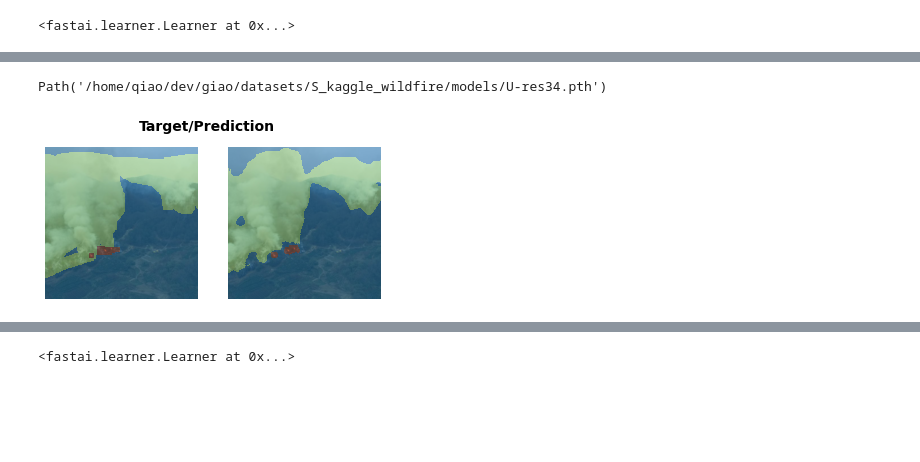
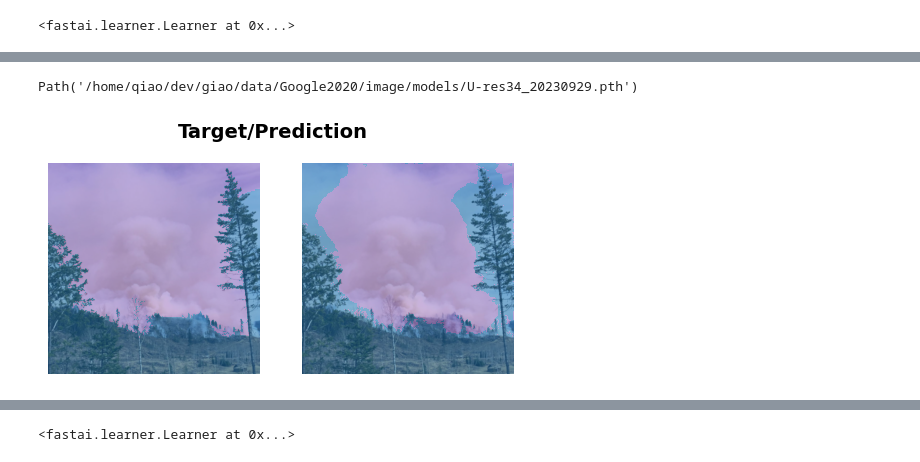
Before and after one commit to qiaolinhan/giao, a Jupyter notebook: works/detecting/segmentation/unet34/U-res34-infastai.ipynb, the cells around one changed output, grey strips where cells are left out. Cells and saved outputs as stored; diff of their text form; code cells hidden in the pictures; blank space fills up the shorter version.

```diff
--- a/works/detecting/segmentation/unet34/U-res34-infastai.ipynb
+++ b/works/detecting/segmentation/unet34/U-res34-infastai.ipynb
@@ -105,5 +102,5 @@ SuggestedLRs(valley=6.309573450380412e-07)
 # %%
-lr = 5e-4
-learn.fit_one_cycle(5, slice(lr))
+lr = 1.5e-4
+learn.fit_one_cycle(15, slice(lr))
 # %% [output]
 | epoch | train_loss | valid_loss | acc_smoke | time |
@@ -119,6 +126,6 @@ learn.recorder.plot_loss(skip_start=0, with_valid=True)
 # %%
-learn.save('stage-1')
-learn.load('stage-1')
+learn.save('stage-1_20230929')
+learn.load('stage-1_20230929')
 # %% [output]
 <fastai.learner.Learner at 0x...>
 # %%
@@ -130,6 +138,6 @@ IndexError: index 0 is out of bounds for dimension 0 with size 0
 # %%
-lr_max = 1.73e-5
+lr_max = 5e-5
 # %%
-learn.fit_one_cycle(4, lr_max)
+learn.fit_one_cycle(7, lr_max)
 # %% [output]
 | epoch | train_loss | valid_loss | acc_smoke | time |
@@ -144,9 +155,9 @@ learn.recorder.plot_loss(skip_start=0, with_valid=True)
 # %%
 learn.show_results()
-learn.save('U-res34')
+learn.save('U-res34_20230929')
 # %% [output]
 [interactive output not drawn]
-Path('/home/qiao/dev/giao/datasets/S_kaggle_wildfire/models/U-res34.pth')
+Path('/home/qiao/dev/giao/data/Google2020/image/models/U-res34_20230929.pth')
-[figure, old version]
+[figure, new version]
 # %%
 # learn.show_results()
```
Also changed, not shown: parts of 26 cells of this notebook, 4 other files.
